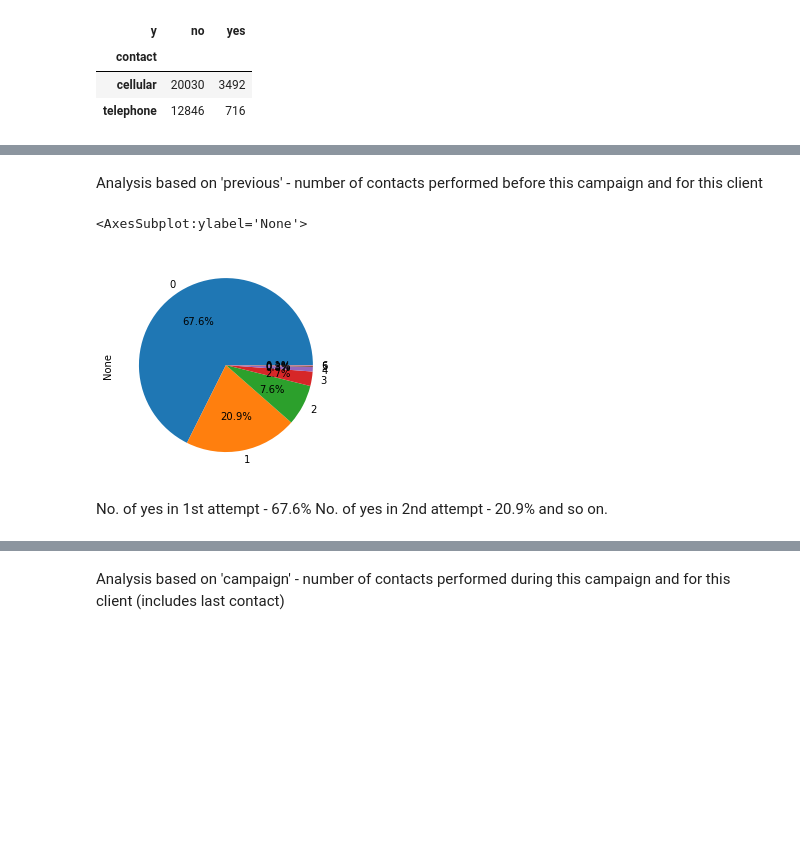
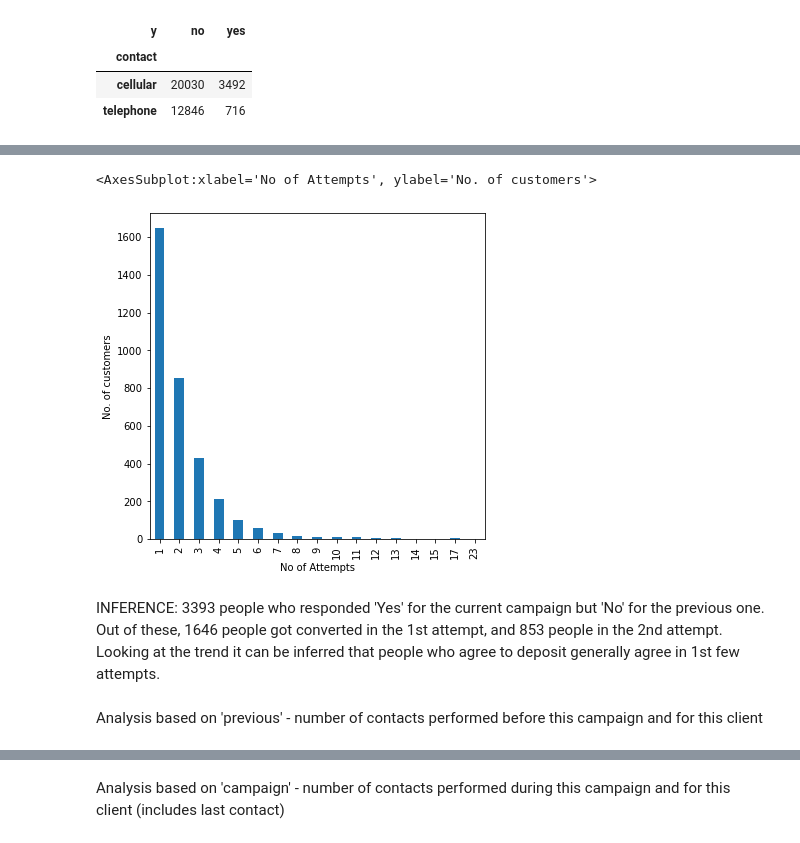
Before and after one commit to ilaav/b1CapstoneProject, a Jupyter notebook: CHECKPOINT1.ipynb, the cells around one changed output, grey strips where cells are left out. Saved outputs shown, nothing was run; the diff lists cells and outputs as text; code cells hidden in the pictures; blank space fills up the shorter version.

```diff
--- a/CHECKPOINT1.ipynb
+++ b/CHECKPOINT1.ipynb
@@ -135,3 +123,2 @@ df1
 # %%
-fail = df1[(df1['poutcome']=="failure")|(df1['poutcome']=="nonexistent")]
-fail
+success = df1[(df1['y']=="yes") & ((df1['poutcome']=="failure") | (df1['poutcome']=="nonexistent"))]
@@ -157,0 +147,3 @@ f
+# %%
+succ1 = success.groupby(['campaign'])['Customer_id'].count()
+succ1
@@ -158,3 +170,10 @@ f
+# %%
+succ1.plot(kind='bar', figsize=[6,6], ylabel="No. of customers",xlabel="No of Attempts")
+# %% [output]
+<AxesSubplot:xlabel='No of Attempts', ylabel='No. of customers'>
+[figure, added]
+# %% [markdown]
+INFERENCE: 3393 people who responded 'Yes' for the current campaign but 'No' for the previous one. Out of these, 1646 people got converted in the 1st attempt, and 853 people in the 2nd attempt. Looking at the trend it can be inferred that people who agree to deposit generally agree in 1st few attempts.
 # %% [markdown]
 Analysis based on 'previous' - number of contacts performed before this campaign and for this client
 # %%
@@ -162,8 +180,0 @@ attempt_prev =  df1[["y", "previous"]].loc[(df1["y"] == "yes")]
-# %%
-attempt_prev.groupby('previous').size().plot.pie(autopct='%1.1f%%')
-# %% [output]
-<AxesSubplot:ylabel='None'>
-[figure, removed]
-# %% [markdown]
-No. of yes in 1st attempt - 67.6%
-No. of yes in 2nd attempt - 20.9% and so on.
```
Also changed, not shown: parts of 79 cells of this notebook.
